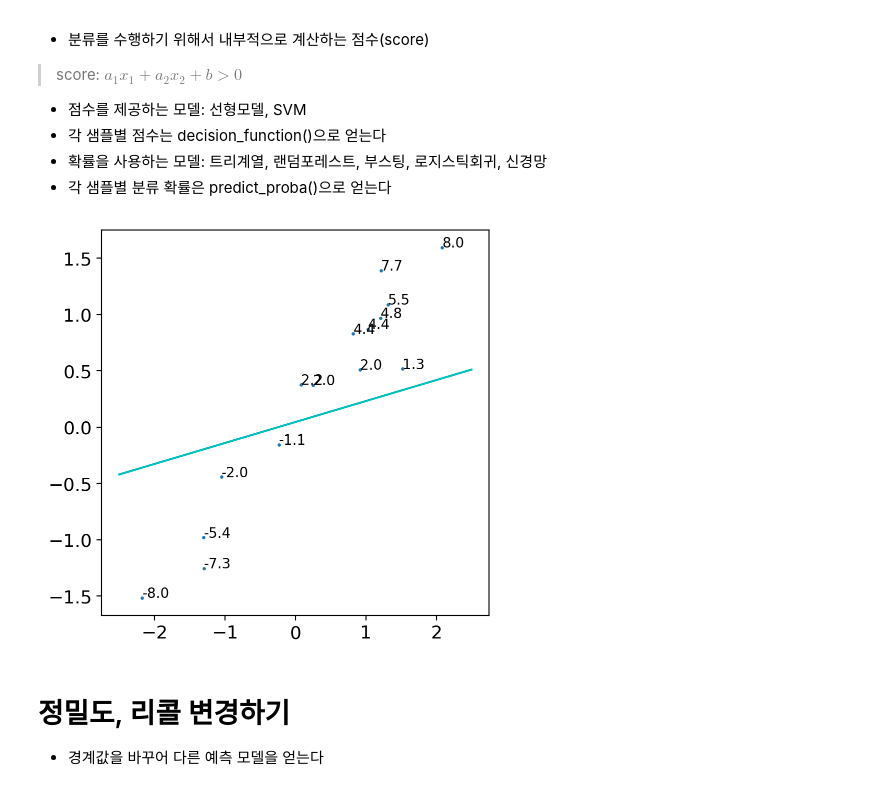
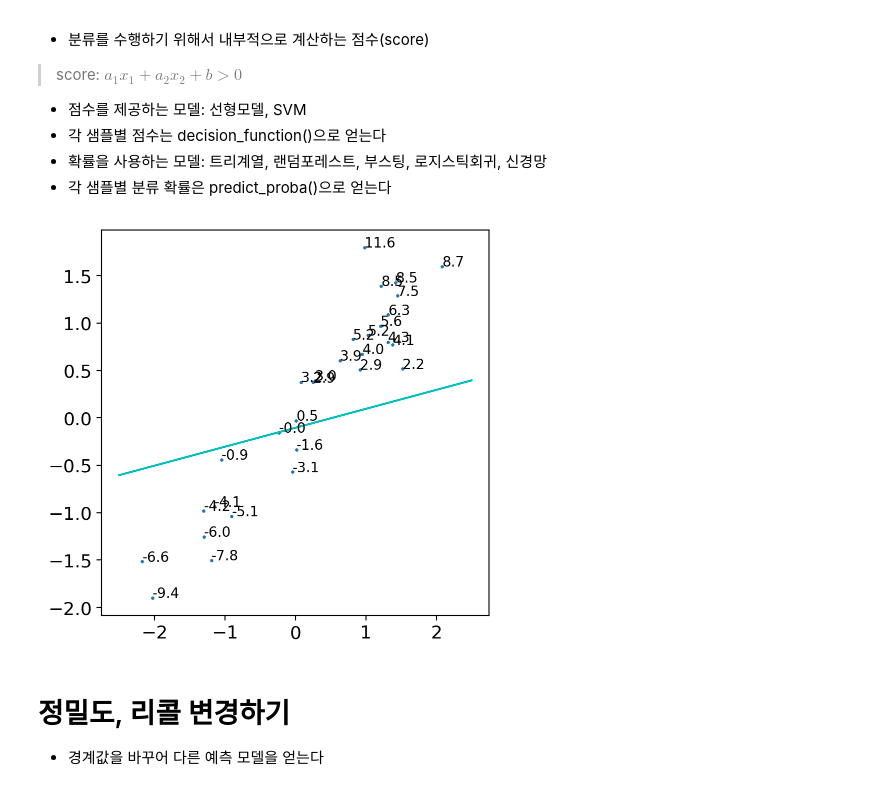
Before and after one commit to StillWork/lg0829_PC, a Jupyter notebook: e_53_Classification_new.ipynb, the cells around one changed output. Drawn from its saved outputs; the diff is of its cells as text; code cells hidden in the pictures.

```diff
--- a/e_53_Classification_new.ipynb
+++ b/e_53_Classification_new.ipynb
@@ -262,21 +262,21 @@ plt.show()
 - 확률을 사용하는 모델: 트리계열, 랜덤포레스트, 부스팅, 로지스틱회귀, 신경망
  - 각 샘플별 분류 확률은 predict_proba()으로 얻는다
 # %%
-# 15개의 테스트 샘플의 점수만 보겠다
+# 일부 테스트 샘플의 점수만 보겠다
 
-N = 15
+N = 30
 xs = np.array((-2.5, 2.5))
 ys = -(a1/a2)*xs - b/a2
 plt.plot(xs,ys, c='c')
 
 plt.scatter(df_test[:N].Height,df_test[:N].Weight, s=2)
 
 for i in range(N):
     plt.text(df_test[:N].Height.iloc[i],df_test[:N].Weight.iloc[i],
              df_test[:N].score.values.round(1)[i],
              fontsize=10)
 # %% [output]
-[figure, old version]
+[figure, new version]
 # %% [markdown]
 # 정밀도, 리콜 변경하기
 - 경계값을 바꾸어 다른 예측 모델을 얻는다
```
Also changed, not shown: parts of 13 cells of this notebook.
